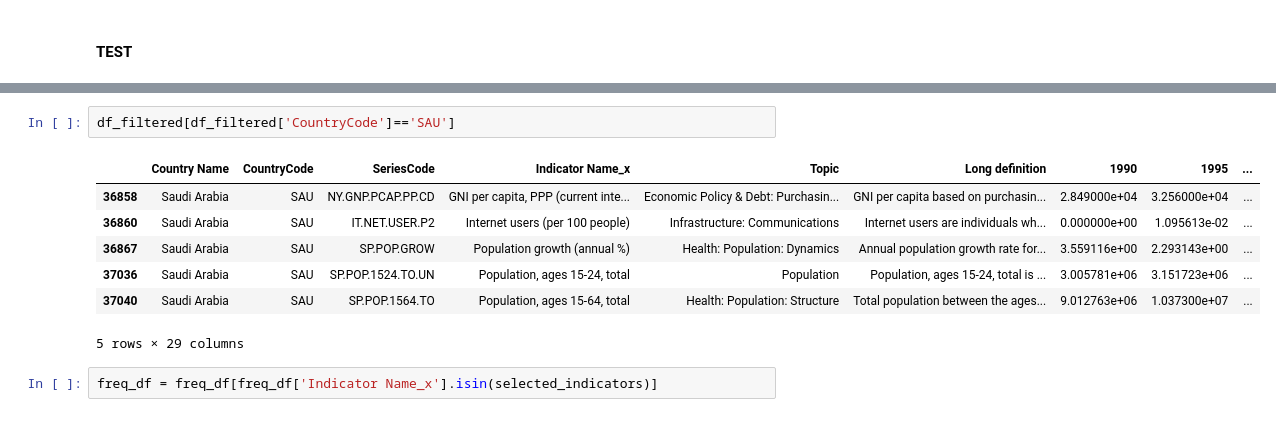
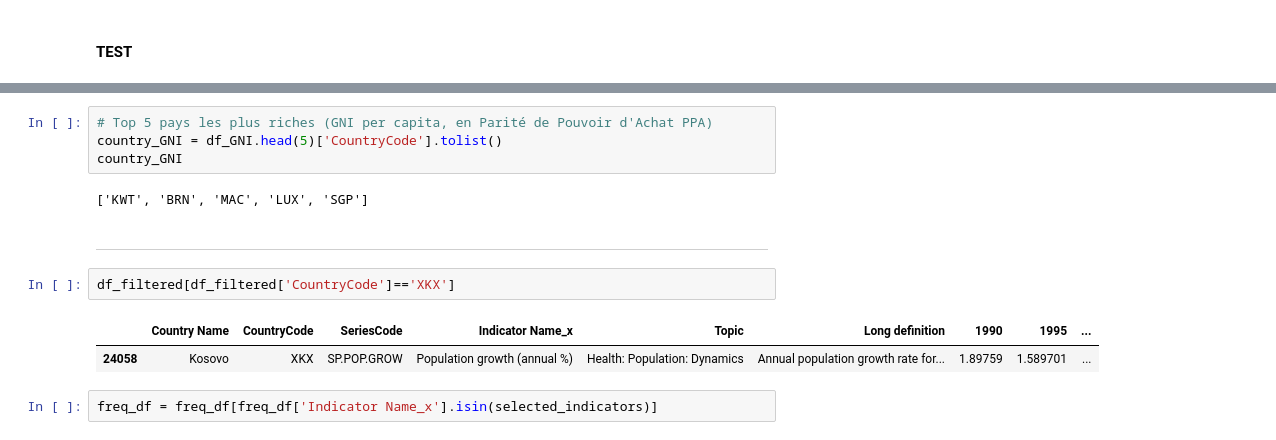
Before and after one commit to elochn/projets-openclassroom-fr, a Jupyter notebook: Projet2/Projet 2 - Analysez les données de systèmes éducatifs.ipynb, the cells around one changed output, grey strips where cells are left out. Saved outputs shown, nothing was run; the diff lists cells and outputs as text.

```diff
--- a/Projet2/Projet 2 - Analysez les données de systèmes éducatifs.ipynb
+++ b/Projet2/Projet 2 - Analysez les données de systèmes éducatifs.ipynb
@@ -2133,13 +2219,16 @@ df_long[df_long['Year'].isin(selected_years)]
+# %%
+# Top 5 pays les plus riches (GNI per capita, en Parité de Pouvoir d'Achat PPA)
+country_GNI = df_GNI.head(5)['CountryCode'].tolist()
+country_GNI
+# %% [output]
+['KWT', 'BRN', 'MAC', 'LUX', 'SGP']
+# %% [markdown]
+---
 # %%
-df_filtered[df_filtered['CountryCode']=='SAU']
+df_filtered[df_filtered['CountryCode']=='XKX']
 # %% [output]
 |  | Country Name | CountryCode | SeriesCode | Indicator Name_x | Topic | Long definition | 1990 | 1995 | ... |
-| 36858 | Saudi Arabia | SAU | NY.GNP.PCAP.PP.CD | GNI per capita, PPP (current inte... | Economic Policy & Debt: Purchasin... | GNI per capita based on purchasin... | 2.849000e+04 | 3.256000e+04 | ... |
-| 36860 | Saudi Arabia | SAU | IT.NET.USER.P2 | Internet users (per 100 people) | Infrastructure: Communications | Internet users are individuals wh... | 0.000000e+00 | 1.095613e-02 | ... |
-| 36867 | Saudi Arabia | SAU | SP.POP.GROW | Population growth (annual %) | Health: Population: Dynamics | Annual population growth rate for... | 3.559116e+00 | 2.293143e+00 | ... |
-| 37036 | Saudi Arabia | SAU | SP.POP.1524.TO.UN | Population, ages 15-24, total | Population | Population, ages 15-24, total is ... | 3.005781e+06 | 3.151723e+06 | ... |
-| 37040 | Saudi Arabia | SAU | SP.POP.1564.TO | Population, ages 15-64, total | Health: Population: Structure | Total population between the ages... | 9.012763e+06 | 1.037300e+07 | ... |
+| 24058 | Kosovo | XKX | SP.POP.GROW | Population growth (annual %) | Health: Population: Dynamics | Annual population growth rate for... | 1.89759 | 1.589701 | ... |
-5 rows × 29 columns
 # %%
 freq_df = freq_df[freq_df['Indicator Name_x'].isin(selected_indicators)]
 # %%
```
Also changed, not shown: parts of 35 cells of this notebook.
